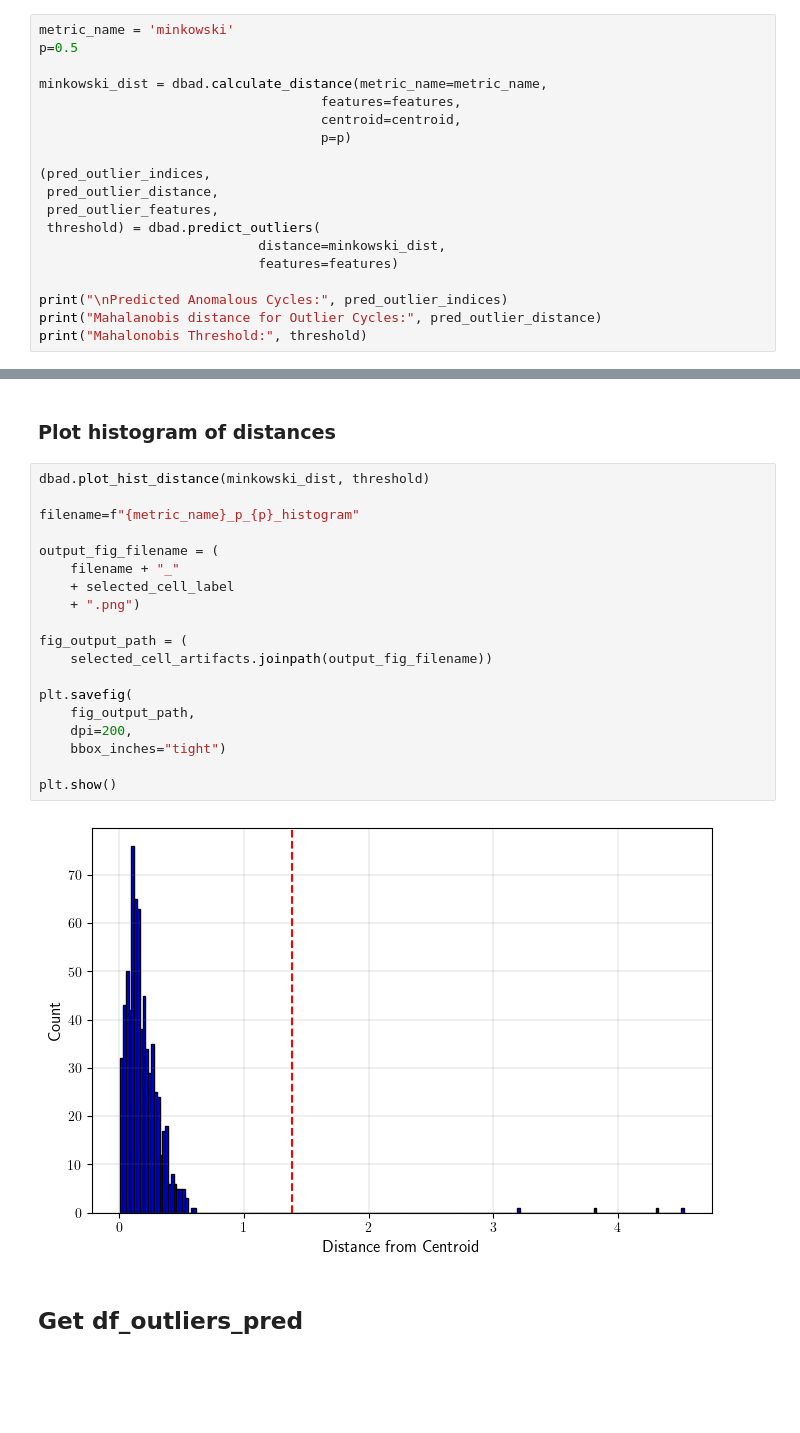
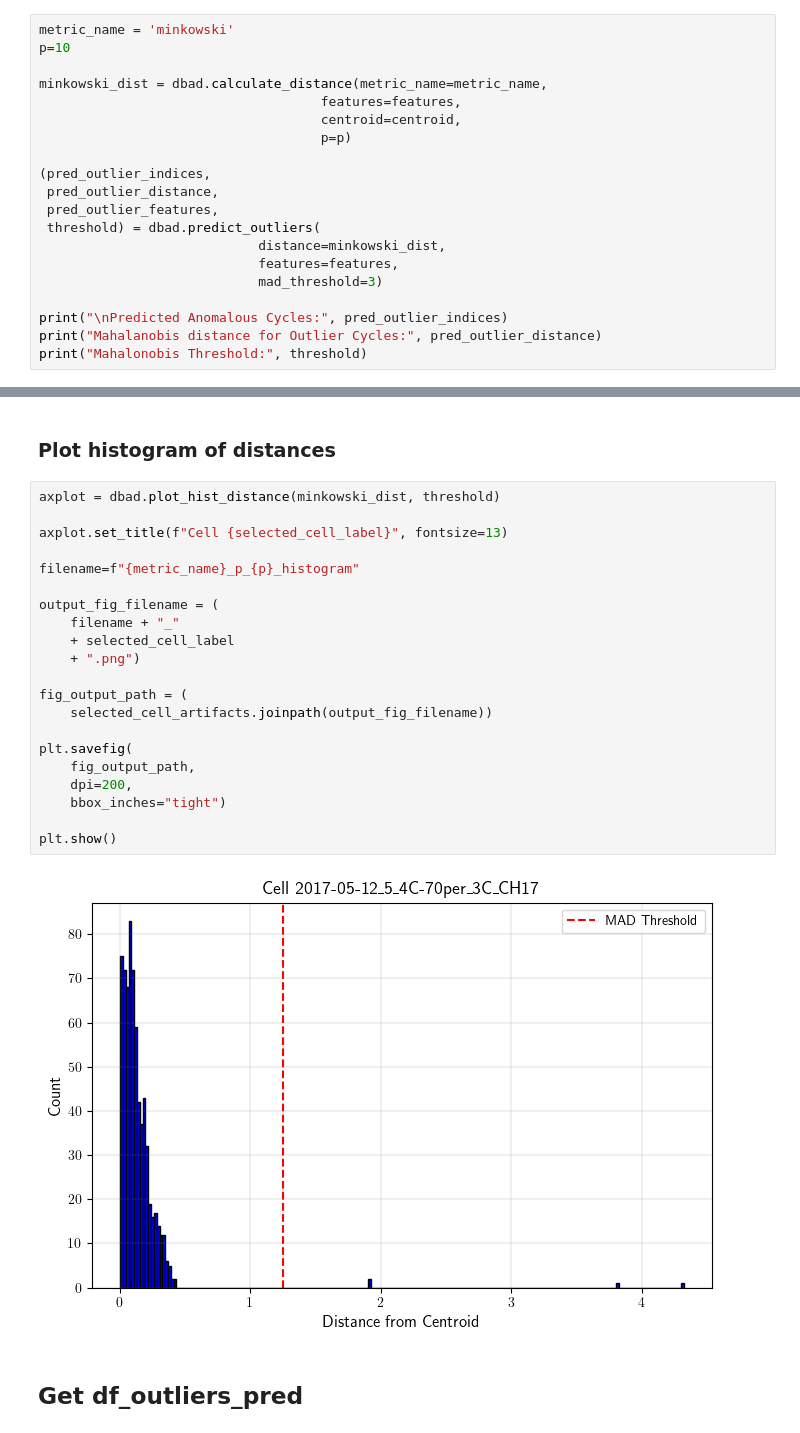
Before and after one commit to meichinpang/osbad, a Jupyter notebook: distance/distance_04_minkowski.ipynb, the cells around one changed output, grey strips where cells are left out. Cells and saved outputs as stored; diff of their text form; blank space fills up the shorter version.

```diff
--- a/distance/distance_04_minkowski.ipynb
+++ b/distance/distance_04_minkowski.ipynb
@@ -202,7 +204,7 @@ centroid = np.median(features, axis=0)
 ### Euclidean Distance
 # %%
 metric_name = 'minkowski'
-p=0.5
+p=10
 
 minkowski_dist = dbad.calculate_distance(metric_name=metric_name,
                                     features=features,
@@ -214,7 +216,8 @@ minkowski_dist = dbad.calculate_distance(metric_name=metric_name,
  pred_outlier_features,
  threshold) = dbad.predict_outliers(
                             distance=minkowski_dist,
-                            features=features)
+                            features=features,
+                            mad_threshold=3)
 
 print("\nPredicted Anomalous Cycles:", pred_outlier_indices)
 print("Mahalanobis distance for Outlier Cycles:", pred_outlier_distance)
@@ -233,26 +236,28 @@ Mahalonobis Threshold: 1.3853361384184772
 # %% [markdown]
 ### Plot histogram of distances
 # %%
-dbad.plot_hist_distance(minkowski_dist, threshold)
+axplot = dbad.plot_hist_distance(minkowski_dist, threshold)
+
+axplot.set_title(f"Cell {selected_cell_label}", fontsize=13)
 
 filename=f"{metric_name}_p_{p}_histogram"
 
 output_fig_filename = (
     filename + "_"
     + selected_cell_label
     + ".png")
 
 fig_output_path = (
     selected_cell_artifacts.joinpath(output_fig_filename))
 
 plt.savefig(
     fig_output_path,
     dpi=200,
     bbox_inches="tight")
 
 plt.show()
 # %% [output]
-[figure, old version]
+[figure, new version]
 # %% [markdown]
 ## Get df_outliers_pred
 # %%
```
Also changed, not shown: parts of 4 cells of this notebook, 3 other files.
